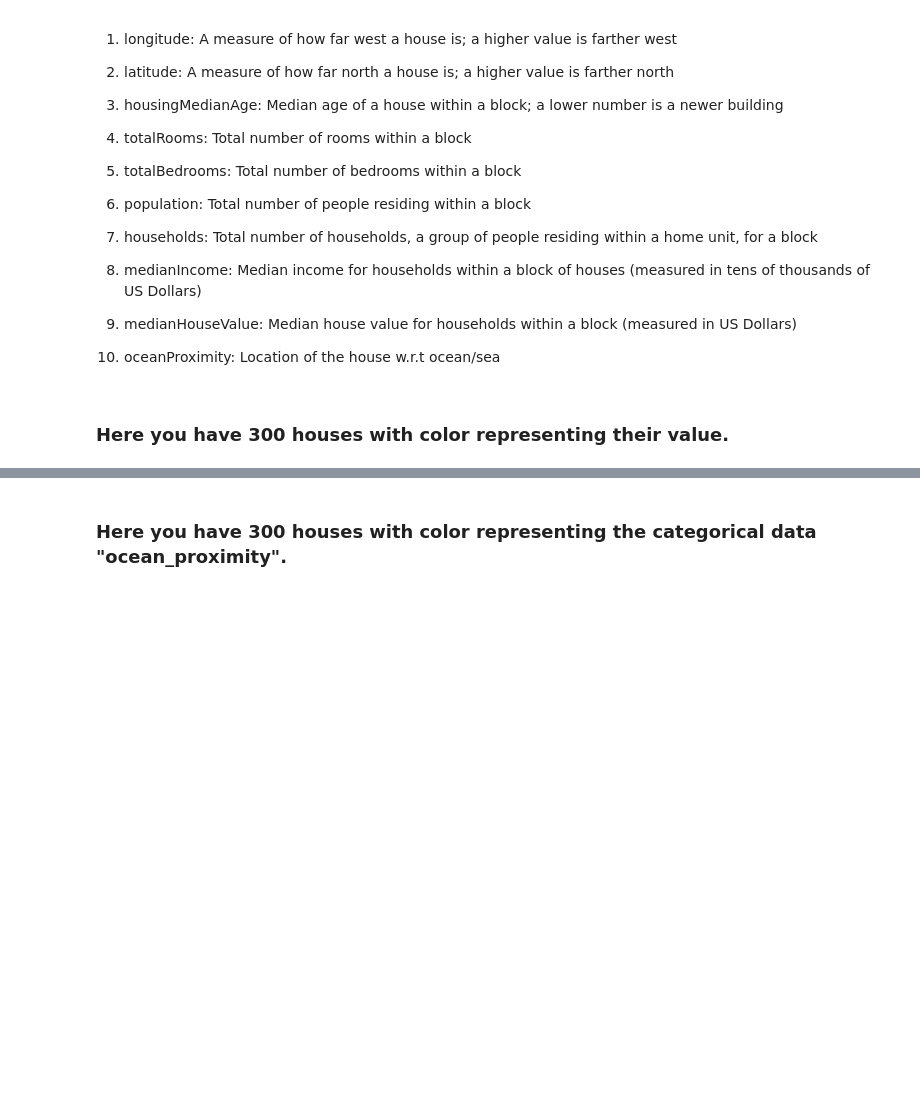
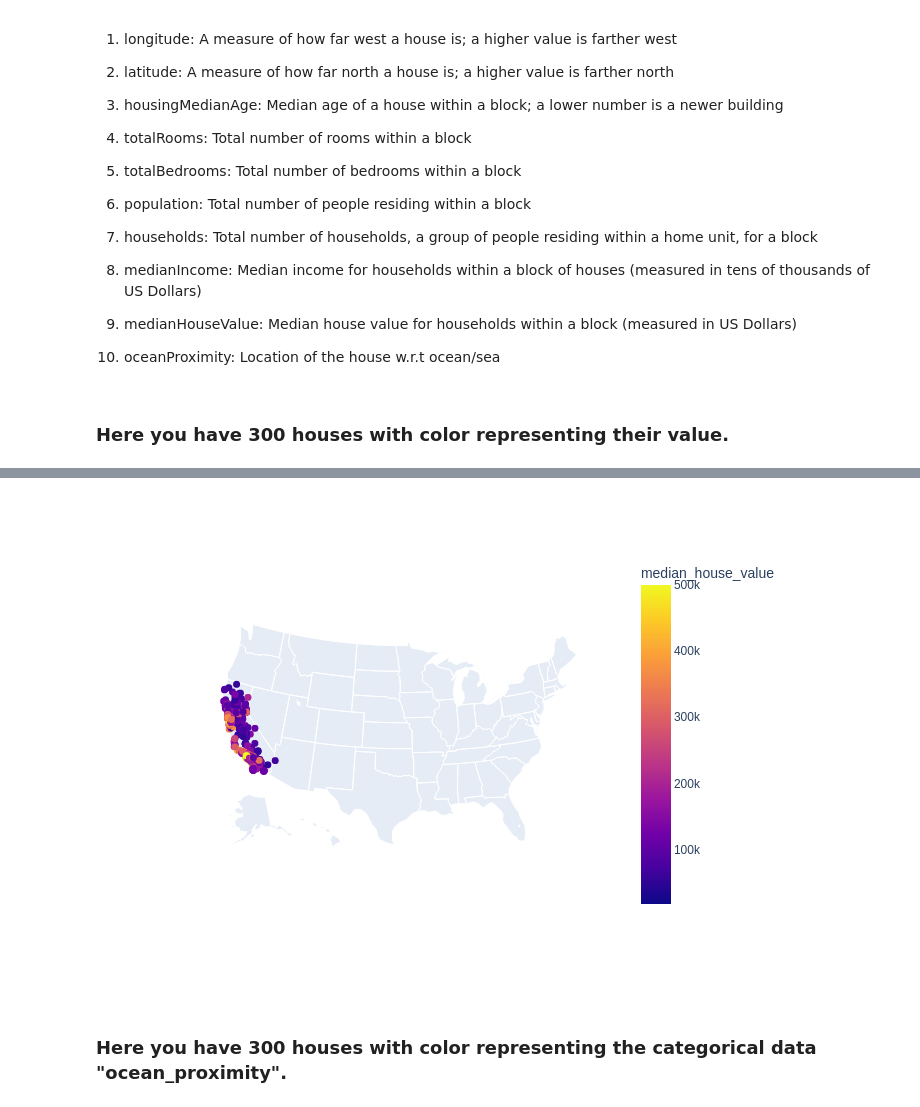
Before and after one commit to ignaciocordova/california_housing_prices, a Jupyter notebook: california_housing_prices.ipynb, the cells around one changed output, grey strips where cells are left out. Cells and saved outputs as stored; diff of their text form; code cells hidden in the pictures; blank space fills up the shorter version.

Commit message:
Plotly express figures are now displayed on github

```diff
--- a/california_housing_prices.ipynb
+++ b/california_housing_prices.ipynb
@@ -33,11 +33,13 @@ About this file
 ### Here you have 300 houses with color representing their value.
 # %%
 df = pd.read_csv('housing.csv')
-fig = px.scatter_geo(df.sample(300),
+fig = px.scatter_geo(df.sample(1000),
                      lat = "latitude",
                      lon = "longitude",
                      color = 'median_house_value',
                      scope = 'usa')
-fig.update_traces(marker=dict(size=10))
-fig.show()
+fig.update_traces(marker=dict(size=7))
+#if you are using an interactive notebook you can delete
+#the "png" statement, that's used for github display
+fig.show("png")
 # %% [output]
@@ -45,3 +46,4 @@ fig.show()
+[figure, added]
 # %% [markdown]
 ### Here you have 300 houses with color representing the categorical data "ocean_proximity".
 # %%
```
Also changed, not shown: parts of 2 cells of this notebook.
